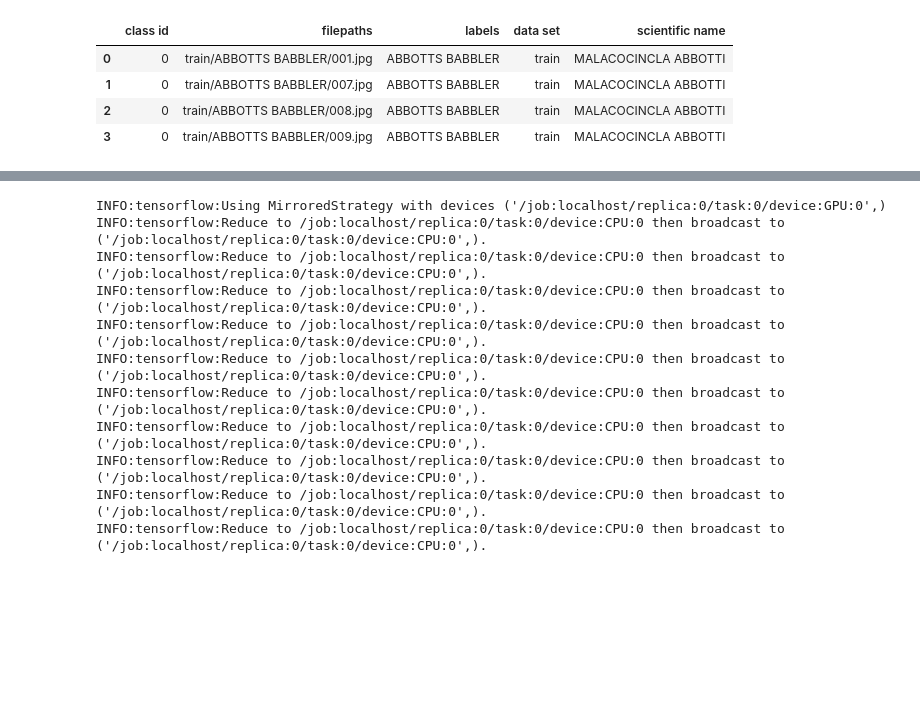
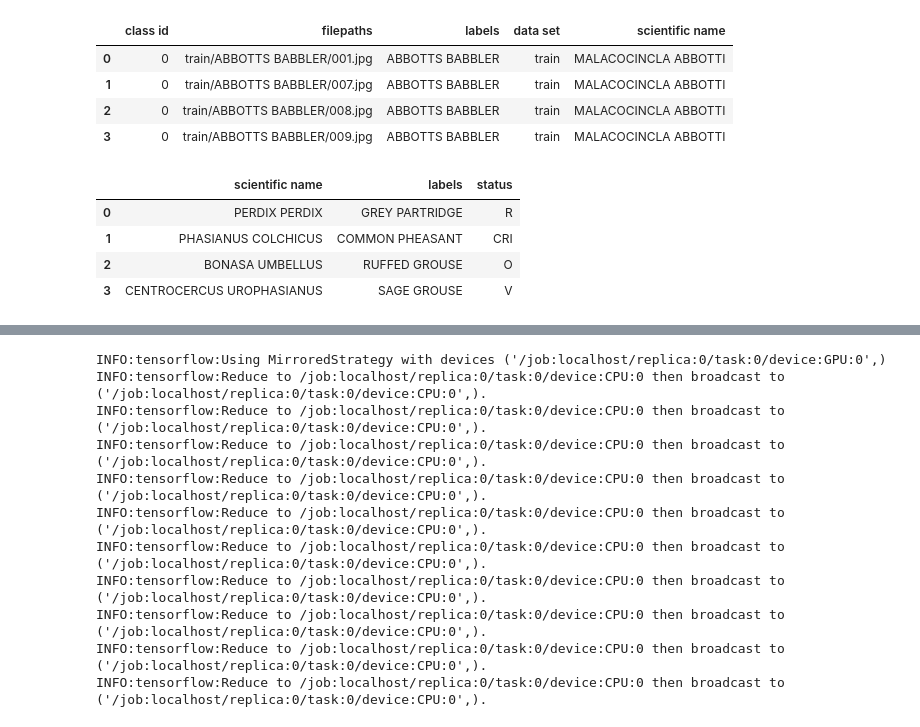
Before and after one commit to JosiasDMartins/AIBirdDetector, a Jupyter notebook: BirdDetector.ipynb, the cells around one changed output, grey strips where cells are left out. Cells and saved outputs as stored; diff of their text form; code cells hidden in the pictures; blank space fills up the shorter version.

```diff
--- a/BirdDetector.ipynb
+++ b/BirdDetector.ipynb
@@ -148,3 +177,11 @@ df.head(4)
 | 1 | 0 | train/ABBOTTS BABBLER/007.jpg | ABBOTTS BABBLER | train | MALACOCINCLA ABBOTTI |
 | 2 | 0 | train/ABBOTTS BABBLER/008.jpg | ABBOTTS BABBLER | train | MALACOCINCLA ABBOTTI |
 | 3 | 0 | train/ABBOTTS BABBLER/009.jpg | ABBOTTS BABBLER | train | MALACOCINCLA ABBOTTI |
+# %%
+sk_species.head(4)
+# %% [output]
+|  | scientific name | labels | status |
+| 0 | PERDIX PERDIX | GREY PARTRIDGE | R |
+| 1 | PHASIANUS COLCHICUS | COMMON PHEASANT | CRI |
+| 2 | BONASA UMBELLUS | RUFFED GROUSE | O |
+| 3 | CENTROCERCUS UROPHASIANUS | SAGE GROUSE | V |
```
Also changed, not shown: parts of 58 cells of this notebook.
